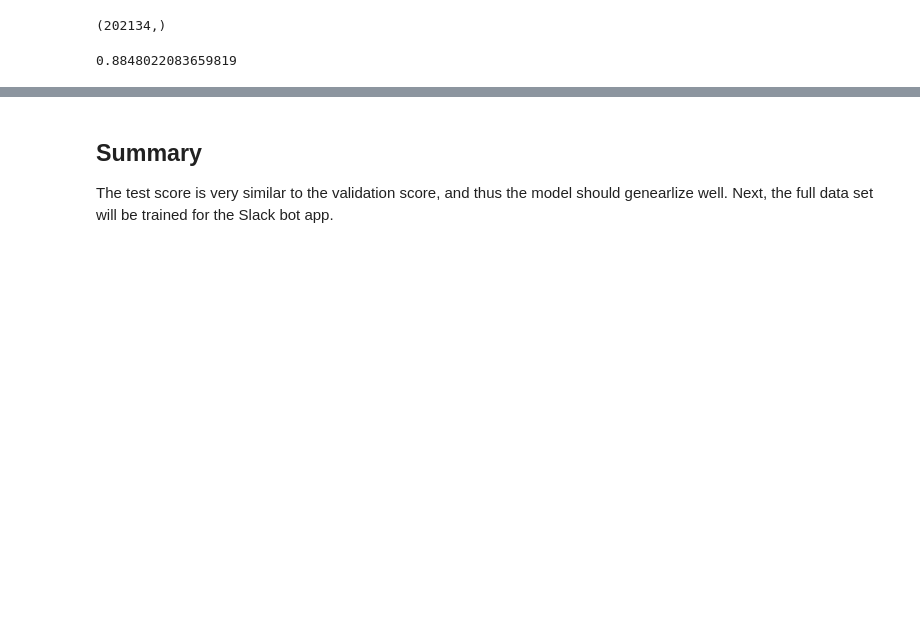
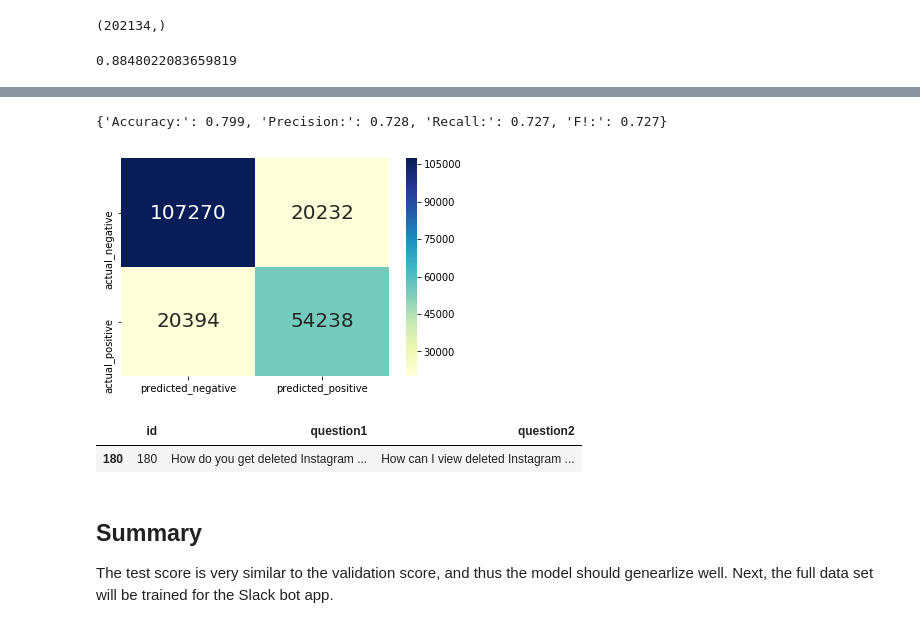
Before and after one commit to jason-sa/question_intent_classification, a Jupyter notebook: py_files/15. XGB - HyperTuned - swap features.ipynb, the cells around one changed output, grey strips where cells are left out. Cells and saved outputs as stored; diff of their text form; code cells hidden in the pictures; blank space fills up the shorter version.

```diff
--- a/py_files/15. XGB - HyperTuned - swap features.ipynb
+++ b/py_files/15. XGB - HyperTuned - swap features.ipynb
@@ -283,0 +386,30 @@ metrics.log_loss(y_test, test_probs)
+# %%
+import seaborn as sns
+
+def conf_matrix(actual, predicted):
+    cm = metrics.confusion_matrix(actual, predicted)
+    sns.heatmap(cm, xticklabels=['predicted_negative', 'predicted_positive'],
+                yticklabels=['actual_negative', 'actual_positive'], annot=True,
+                fmt='d', annot_kws={'fontsize':20}, cmap="YlGnBu");
+    plt.savefig('../docs/img/conf_matrix.png', dpi=300)
+
+    true_neg, false_pos = cm[0]
+    false_neg, true_pos = cm[1]
+
+    accuracy = round((true_pos + true_neg) / (true_pos + true_neg + false_pos + false_neg),3)
+    precision = round((true_pos) / (true_pos + false_pos),3)
+    recall = round((true_pos) / (true_pos + false_neg),3)
+    f1 = round(2 * (precision * recall) / (precision + recall),3)
+
+    cm_results = {'Accuracy:': accuracy,
+                  'Precision:': precision,
+                  'Recall:': recall,
+                  'F!:': f1}
+
+    return cm_results
+# %%
+test_score = (test_probs >= 0.5).astype(int)
+conf_matrix(y_test, test_score)
+# %% [output]
+{'Accuracy:': 0.799, 'Precision:': 0.728, 'Recall:': 0.727, 'F!:': 0.727}
+[figure, added]
@@ -283,0 +418,5 @@ metrics.log_loss(y_test, test_probs)
+# %%
+X_train[X_train.id == 180]
+# %% [output]
+|  | id | question1 | question2 |
+| 180 | 180 | How do you get deleted Instagram ... | How can I view deleted Instagram ... |
```
Also changed, not shown: parts of 11 cells of this notebook, 1 other file.
